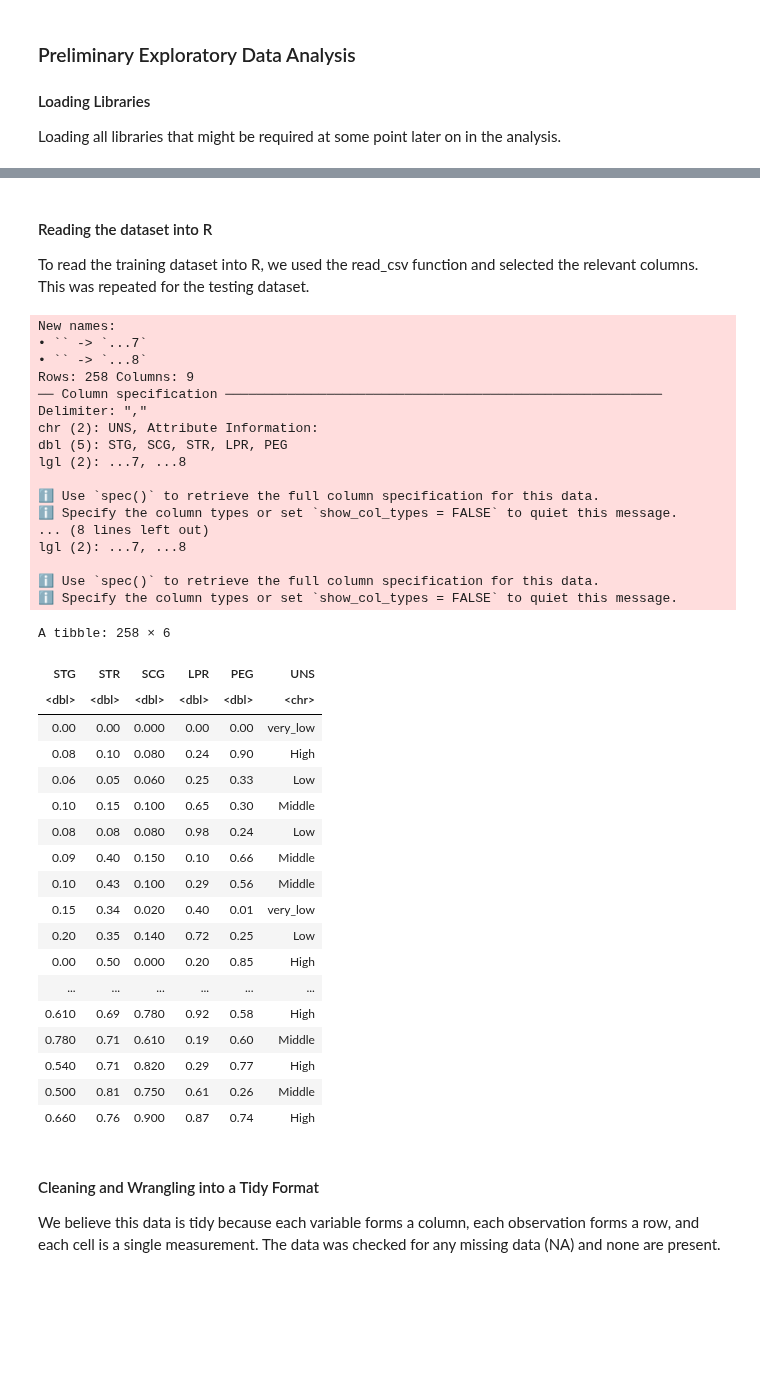
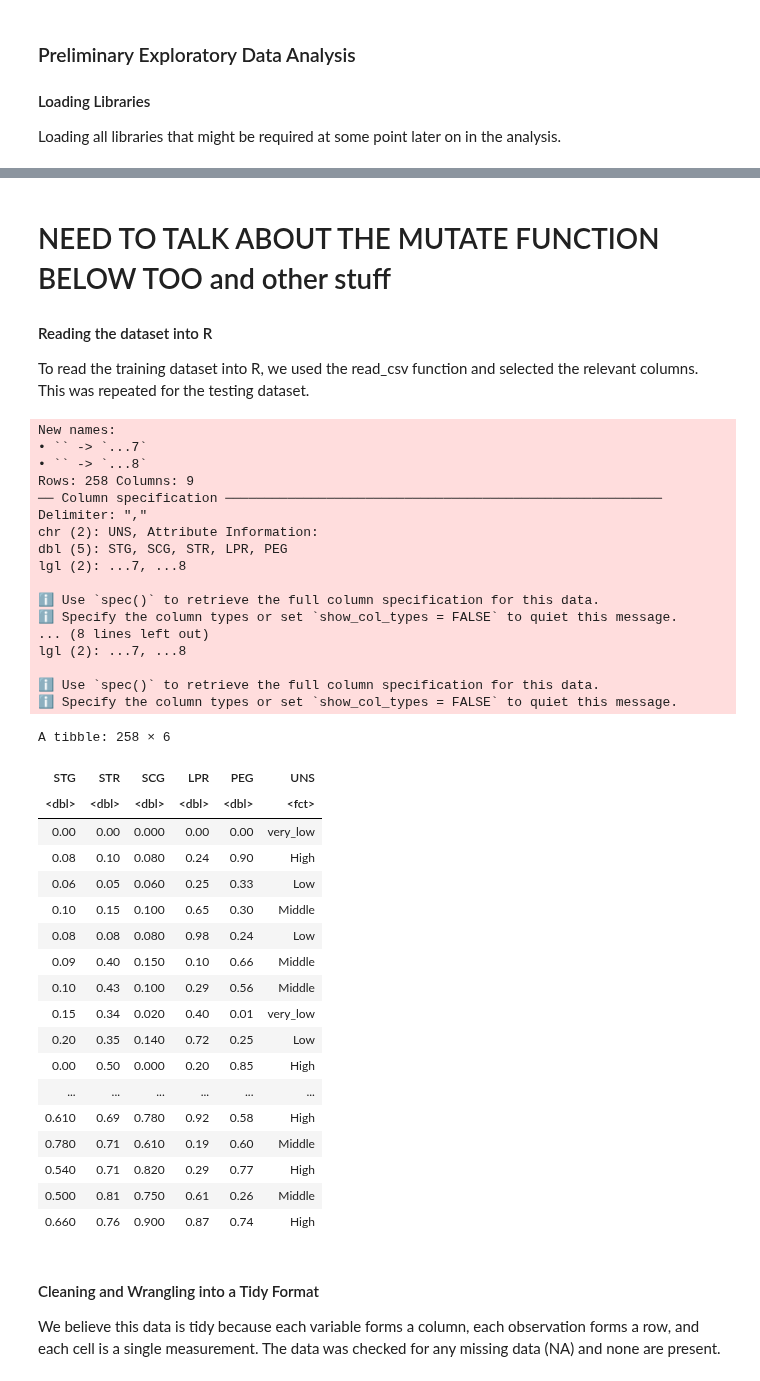
Before and after one commit to annabtse/dsci-100-2022w1-group-49, a Jupyter notebook: Group Project.ipynb, the cells around one changed output, grey strips where cells are left out. Drawn from its saved outputs; the diff is of its cells as text; code cells hidden in the pictures; blank space fills up the shorter version.

```diff
--- a/Group Project.ipynb
+++ b/Group Project.ipynb
@@ -32,35 +48,41 @@ ERROR: Error in library(svglite): there is no package called ‘svglite’
 # %% [markdown]
+# NEED TO TALK ABOUT THE MUTATE FUNCTION BELOW TOO and other stuff
+
 #### Reading the dataset into R
 To read the training dataset into R, we used the read_csv function and selected the relevant columns. This was repeated for the testing dataset.
 # %%
 training_data <- read_csv("knowledge_training_data.csv") %>%
-select("STG", "STR", "SCG", "LPR", "PEG", "UNS")
+select("STG", "STR", "SCG", "LPR", "PEG", "UNS") |>
+mutate(UNS = as_factor(UNS))
+
+
 
 testing_data <- read_csv("knowledge_testing_data.csv") %>%
-select("STG", "STR", "SCG", "LPR", "PEG", "UNS")
+select("STG", "STR", "SCG", "LPR", "PEG", "UNS") |>
+mutate(UNS = as_factor(UNS))
 
 training_data
 # %% [output]
 New names:
 • `` -> `...7`
 • `` -> `...8`
 Rows: 258 Columns: 9
 ── Column specification ────────────────────────────────────────────────────────
 Delimiter: ","
 chr (2): UNS, Attribute Information:
 dbl (5): STG, SCG, STR, LPR, PEG
 lgl (2): ...7, ...8
 
 ℹ Use `spec()` to retrieve the full column specification for this data.
 ℹ Specify the column types or set `show_col_types = FALSE` to quiet this message.
 ... (8 lines left out)
 lgl (2): ...7, ...8
 
 ℹ Use `spec()` to retrieve the full column specification for this data.
 ℹ Specify the column types or set `show_col_types = FALSE` to quiet this message.
 A tibble: 258 × 6
 | STG | STR | SCG | LPR | PEG | UNS |
-| <dbl> | <dbl> | <dbl> | <dbl> | <dbl> | <chr> |
+| <dbl> | <dbl> | <dbl> | <dbl> | <dbl> | <fct> |
 | 0.00 | 0.00 | 0.000 | 0.00 | 0.00 | very_low |
 | 0.08 | 0.10 | 0.080 | 0.24 | 0.90 | High |
 | 0.06 | 0.05 | 0.060 | 0.25 | 0.33 | Low |
```
Also changed, not shown: parts of 8 cells of this notebook.
